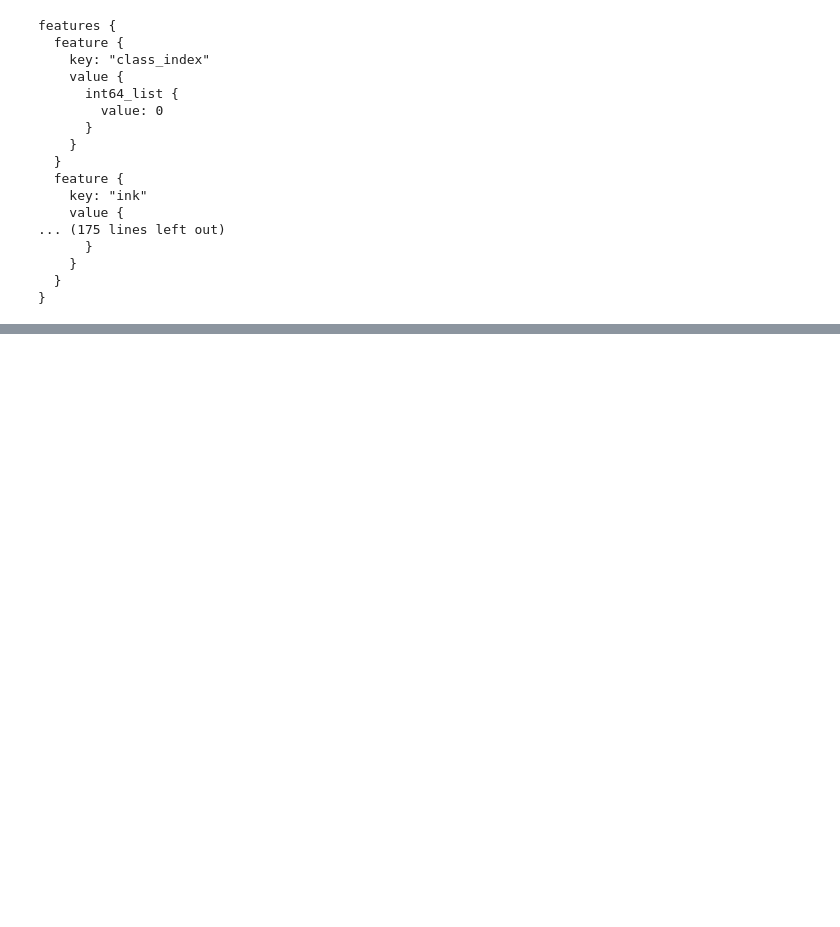
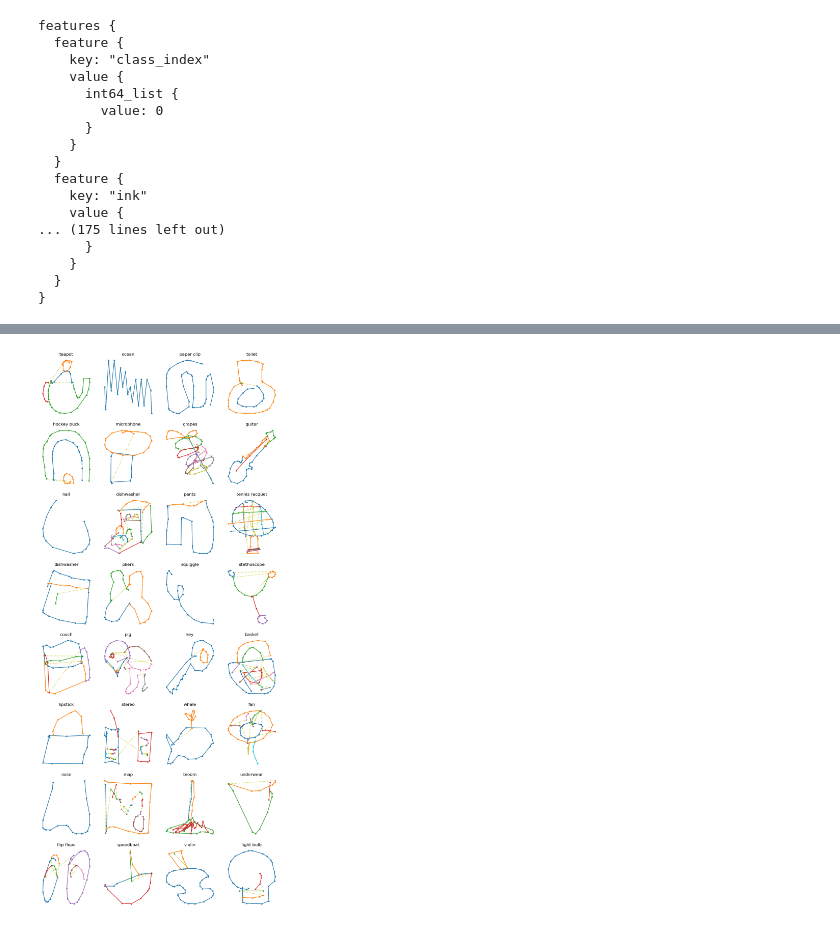
Before and after one commit to guiabbehusen/Projeto-ML-1, a Jupyter notebook: Models/exercicio_sketchRNN.ipynb, the cells around one changed output, grey strips where cells are left out. Cells and saved outputs as stored; diff of their text form; code cells hidden in the pictures; blank space fills up the shorter version.

Commit message:
Add SketchRNN

```diff
--- a/Models/exercicio_sketchRNN.ipynb
+++ b/Models/exercicio_sketchRNN.ipynb
@@ -95,7 +96,7 @@ sorted(class_names)
  'zebra',
  'zigzag']
 # %%
-def parsed(data_batch):
+def parse(data_batch):
     feature_descriptions={
         "ink": tf.io.VarLenFeature(dtype=tf.float32),
         "shape": tf.io.FixedLenFeature([2], dtype=tf.int64),
@@ -132,7 +133,7 @@ features {
   }
 }
 # %%
-def quickdraw_dataset(filepaths, batch_size=32, shuffle_bar_size=None, n_parse_thread=5, n_read_threads=5, cache=False):
+def quickdraw_dataset(filepaths, batch_size=32, shuffle_buffer_size=None, n_parse_threads=5, n_read_threads=5, cache=False):
     dataset = tf.data.TFRecordDataset(filepaths, num_parallel_reads=n_read_threads)
     if cache:
         dataset = dataset.cache()
@@ -141,3 +142,12 @@ def quickdraw_dataset(filepaths, batch_size=32, shuffle_bar_size=None, n_parse_t
     dataset = dataset.batch(batch_size)
     dataset = dataset.map(parse, num_parallel_calls=n_parse_threads)
     return dataset.prefetch(1)
+# %%
+train_set = quickdraw_dataset(train_files, shuffle_buffer_size=10000)
+valid_set = quickdraw_dataset(eval_files[:5])
+test_set = quickdraw_dataset(eval_files[5:])
+# %%
+for sketches, lengths, labels in train_set.take(1):
+    print("sketches =", sketches)
+    print("lengths =", lengths)
+    print("labels =", labels)
@@ -143,0 +212,28 @@ def quickdraw_dataset(filepaths, batch_size=32, shuffle_bar_size=None, n_parse_t
+# %%
+def draw_sketch(sketch, label=None):
+    origin = np.array([[0., 0., 0.]])
+    sketch = np.r_[origin, sketch]
+    stroke_end_indices = np.argwhere(sketch[:, -1]==1.)[:, 0]
+    coordinates = np.cumsum(sketch[:, :2], axis=0)
+    strokes = np.split(coordinates, stroke_end_indices + 1)
+    title = class_names[label.numpy()] if label is not None else "Try to guess"
+    plt.title(title)
+    plt.plot(coordinates[:, 0], -coordinates[:, 1], "y:")
+    for stroke in strokes:
+        plt.plot(stroke[:, 0], -stroke[:, 1], ".-")
+    plt.axis("off")
+
+def draw_sketches(sketches, lengths, labels):
+    n_sketches = len(sketches)
+    n_cols = 4
+    n_rows = (n_sketches - 1) // n_cols + 1
+    plt.figure(figsize=(n_cols * 3, n_rows * 3.5))
+    for index, sketch, length, label in zip(range(n_sketches), sketches, lengths, labels):
+        plt.subplot(n_rows, n_cols, index + 1)
+        draw_sketch(sketch[:length], label)
+    plt.show()
+
+for sketches, lengths, labels in train_set.take(1):
+    draw_sketches(sketches, lengths, labels)
+# %% [output]
+[figure, added]
```
Also changed, not shown: parts of 9 cells of this notebook.
